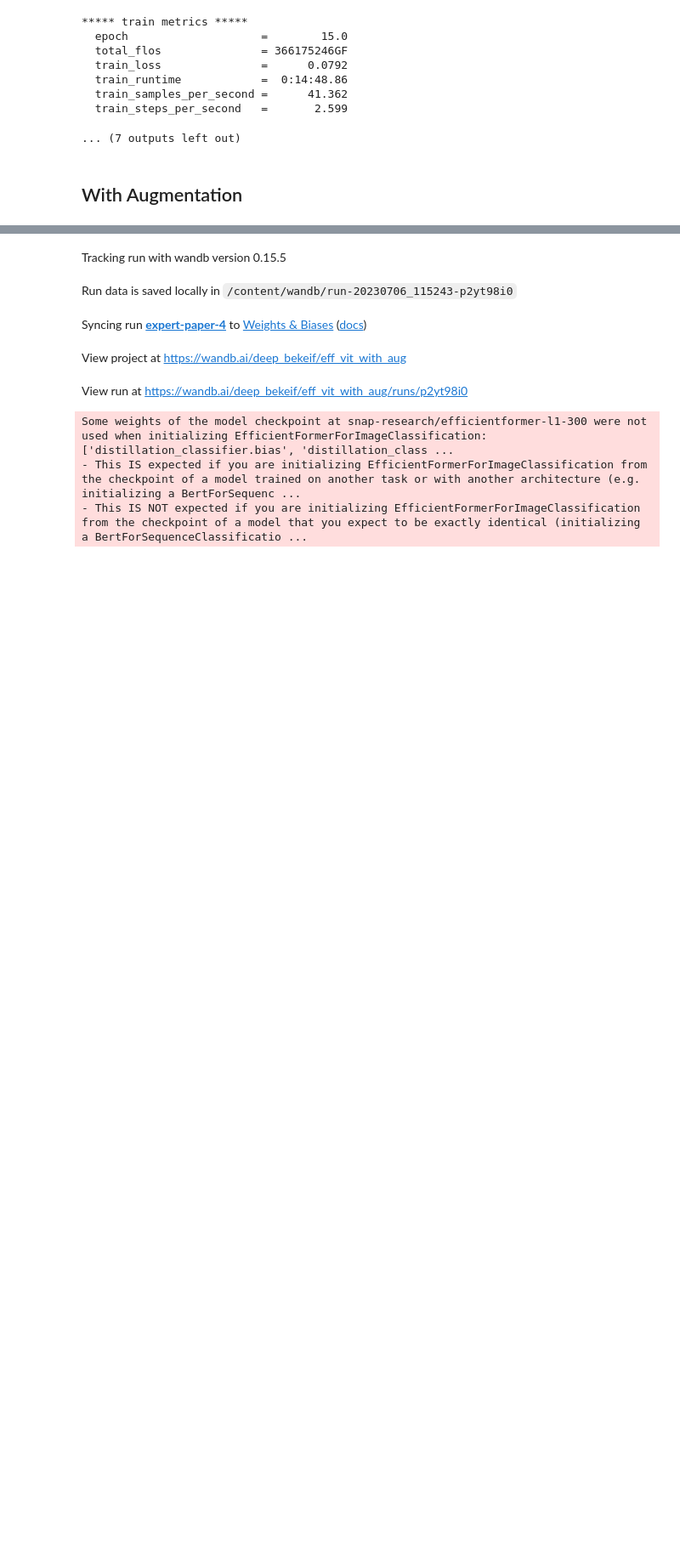
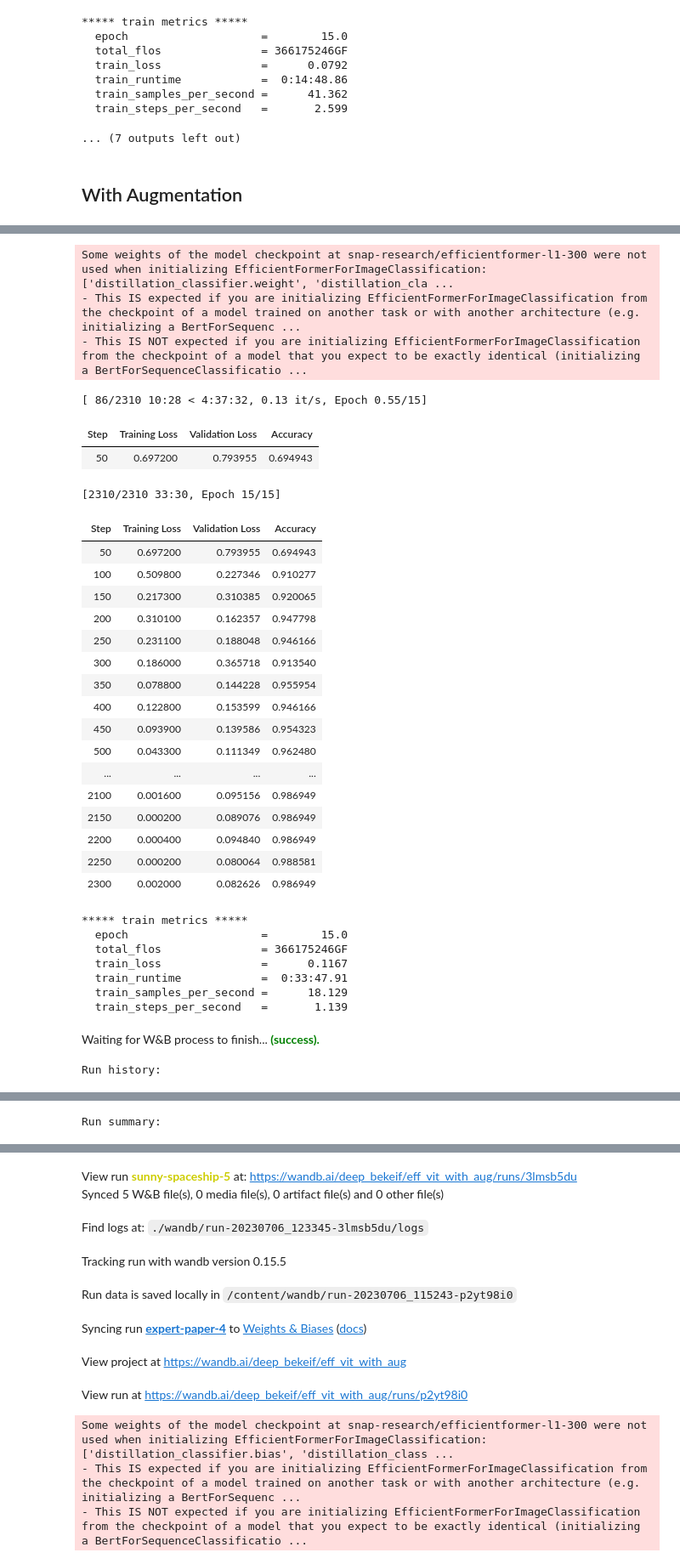
Before and after one commit to litvingil/BrainSight-Leveraging-Vision-Transformers-for-Tumor-Detection, a Jupyter notebook: BrainSight.ipynb, the cells around one changed output, grey strips where cells are left out. Shown at 85% size. Saved outputs shown, nothing was run; the diff lists cells and outputs as text; code cells hidden in the pictures; blank space fills up the shorter version.

```diff
--- a/BrainSight.ipynb
+++ b/BrainSight.ipynb
@@ -895,10 +895,11 @@ torch.cuda.empty_cache()
 # Define the augmentation pipeline with imgaug
 augmenter = iaa.Sequential([
     iaa.Fliplr(0.5),  # horizontally flip with probability of 0.5
-    iaa.Sometimes(0.3, iaa.GaussianBlur((0, 1.0))),  # apply Gaussian blur with probability of 0.3
+    iaa.Sometimes(0.3, iaa.GaussianBlur((0, 0.2))),  # apply Gaussian blur with probability of 0.3
     iaa.Sometimes(0.5, iaa.SaltAndPepper(0.05)),  # Add Salt and Pepper noise with probability of 0.5
-    iaa.Sometimes(0.3, iaa.AdditivePoissonNoise(lam=(0, 30))),  # Add Poisson noise with probability of 0.3
+    iaa.Sometimes(0.1, iaa.AdditivePoissonNoise(lam=(0, 30))),  # Add Poisson noise with probability of 0.3
 ])
+
 
 # imgaug works with numpy images (HWC) but torchvision with PIL images, so we have to convert
 imgaug_transform = Lambda(lambda img: augmenter.augment_image(np.array(img)))
@@ -918,6 +919,7 @@ train_transforms_with_aug = transforms.Compose([
     transforms.Normalize((0.5, 0.5, 0.5), (0.5, 0.5, 0.5))  # Normalize image tensor to range [-1,1]
 ])
 
+
 # Define transformations for the test dataset
 test_transforms = transforms.Compose([
     transforms.Resize((224, 224),interpolation=Image.BILINEAR),  # Resize 512x512 images to 224x224 using bilinear interpolation
@@ -1079,0 +1097,42 @@ Some weights of the model checkpoint at snap-research/efficientformer-l1-300 wer
+# %%
+#Train model:
+train_results = trainer.train()
+trainer.save_model()
+trainer.log_metrics("train", train_results.metrics)
+trainer.save_metrics("train", train_results.metrics)
+trainer.save_state()
+wandb.finish()
+# %% [output]
+Some weights of the model checkpoint at snap-research/efficientformer-l1-300 were not used when initializing EfficientFormerForImageClassification: ['distillation_classifier.weight', 'distillation_cla ...
+- This IS expected if you are initializing EfficientFormerForImageClassification from the checkpoint of a model trained on another task or with another architecture (e.g. initializing a BertForSequenc ...
+- This IS NOT expected if you are initializing EfficientFormerForImageClassification from the checkpoint of a model that you expect to be exactly identical (initializing a BertForSequenceClassificatio ...
+[ 86/2310 10:28 < 4:37:32, 0.13 it/s, Epoch 0.55/15]
+| Step | Training Loss | Validation Loss | Accuracy |
+| 50 | 0.697200 | 0.793955 | 0.694943 |
+[2310/2310 33:30, Epoch 15/15]
+| Step | Training Loss | Validation Loss | Accuracy |
+| 50 | 0.697200 | 0.793955 | 0.694943 |
+| 100 | 0.509800 | 0.227346 | 0.910277 |
+| 150 | 0.217300 | 0.310385 | 0.920065 |
+| 200 | 0.310100 | 0.162357 | 0.947798 |
+| 250 | 0.231100 | 0.188048 | 0.946166 |
+| 300 | 0.186000 | 0.365718 | 0.913540 |
+| 350 | 0.078800 | 0.144228 | 0.955954 |
+| 400 | 0.122800 | 0.153599 | 0.946166 |
+| 450 | 0.093900 | 0.139586 | 0.954323 |
+| 500 | 0.043300 | 0.111349 | 0.962480 |
+| ... | ... | ... | ... |
+| 2100 | 0.001600 | 0.095156 | 0.986949 |
+| 2150 | 0.000200 | 0.089076 | 0.986949 |
+| 2200 | 0.000400 | 0.094840 | 0.986949 |
+| 2250 | 0.000200 | 0.080064 | 0.988581 |
+| 2300 | 0.002000 | 0.082626 | 0.986949 |
+***** train metrics *****
+  epoch                    =        15.0
+  total_flos               = 366175246GF
+  train_loss               =      0.1167
+  train_runtime            =  0:33:47.91
+  train_samples_per_second =      18.129
+  train_steps_per_second   =       1.139
+Waiting for W&B process to finish... (success).
+Run history:
@@ -1079,0 +1153 @@ Some weights of the model checkpoint at snap-research/efficientformer-l1-300 wer
+Run summary:
@@ -1080,3 +1168,6 @@ Some weights of the model checkpoint at snap-research/efficientformer-l1-300 wer
+View run sunny-spaceship-5 at: https://wandb.ai/deep_bekeif/eff_vit_with_aug/runs/3lmsb5du
+Synced 5 W&B file(s), 0 media file(s), 0 artifact file(s) and 0 other file(s)
+Find logs at: ./wandb/run-20230706_123345-3lmsb5du/logs
 # %%
 wandb.init(project="eff_vit_with_aug")
 #Train model:
```
Also changed, not shown: parts of 3 cells of this notebook.
